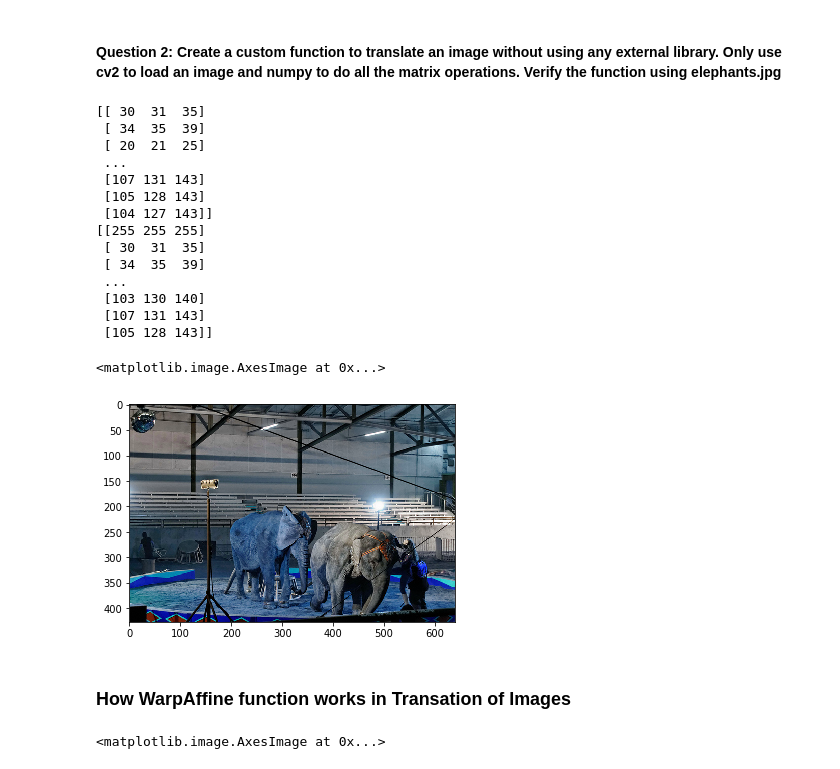
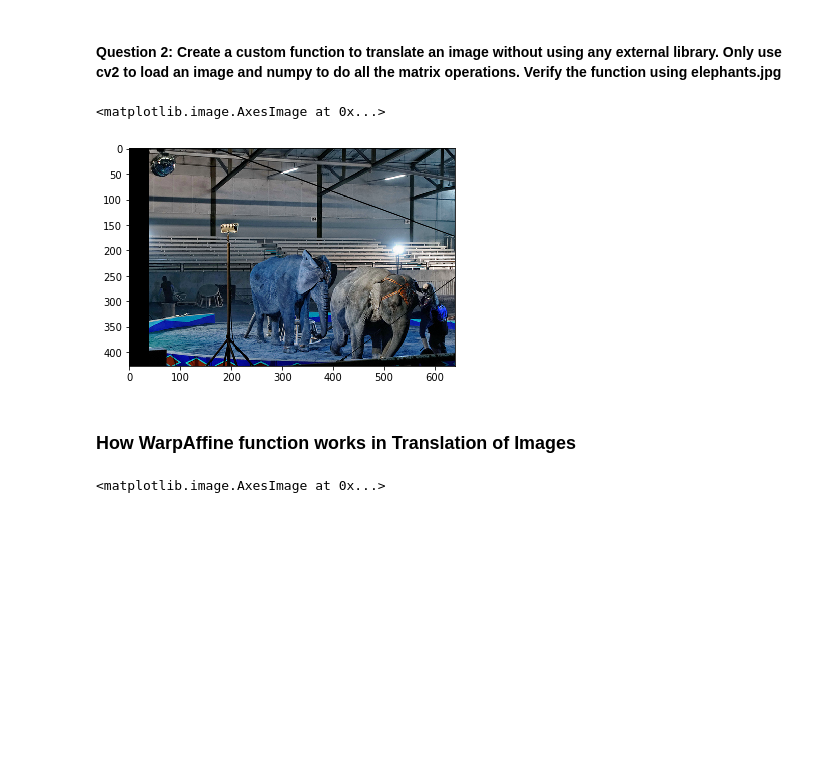
Before and after one commit to Arushi04/Computer-Vision, a Jupyter notebook: Assignment2.ipynb, the cells around one changed output. Cells and saved outputs as stored; diff of their text form; code cells hidden in the pictures; blank space fills up the shorter version.

Commit message:
Moved image to right by k times

```diff
--- a/Assignment2.ipynb
+++ b/Assignment2.ipynb
@@ -38,39 +38,23 @@ plt.imshow(brighter_image)
 # %%
 img = cv2.imread('practice_data/elephants.jpg')
 
-print(img[0])
-
-def shift_right_by_1(img):
+def shift_right(img):
     height = img.shape[0]
     width = img.shape[1];
     for i in range(height):
         for j in range(width-1,0,-1):
             img[i,j] = img[i,j-1]
-        img[i,0]=np.array([255,255,255])
+        img[i,0]=np.array([0,0,0])
     return img
 
-new_arr = shift_right_by_1(img)
-print(new_arr[0])
+for i in range(40):
+    new_arr = shift_right(img)
 plt.imshow(new_arr)
 # %% [output]
-[[ 30  31  35]
- [ 34  35  39]
- [ 20  21  25]
- ...
- [107 131 143]
- [105 128 143]
- [104 127 143]]
-[[255 255 255]
- [ 30  31  35]
- [ 34  35  39]
- ...
- [103 130 140]
- [107 131 143]
- [105 128 143]]
+<matplotlib.image.AxesImage at 0x...>
-<matplotlib.image.AxesImage at 0x...>
-[figure, old version]
+[figure, new version]
 # %% [markdown]
-### How WarpAffine function works in Transation of Images
+### How WarpAffine function works in Translation of Images
 # %%
 #Case 1 : Image shifts to right and the image is cut
 img = cv2.imread('practice_data/elephants.jpg')
```
